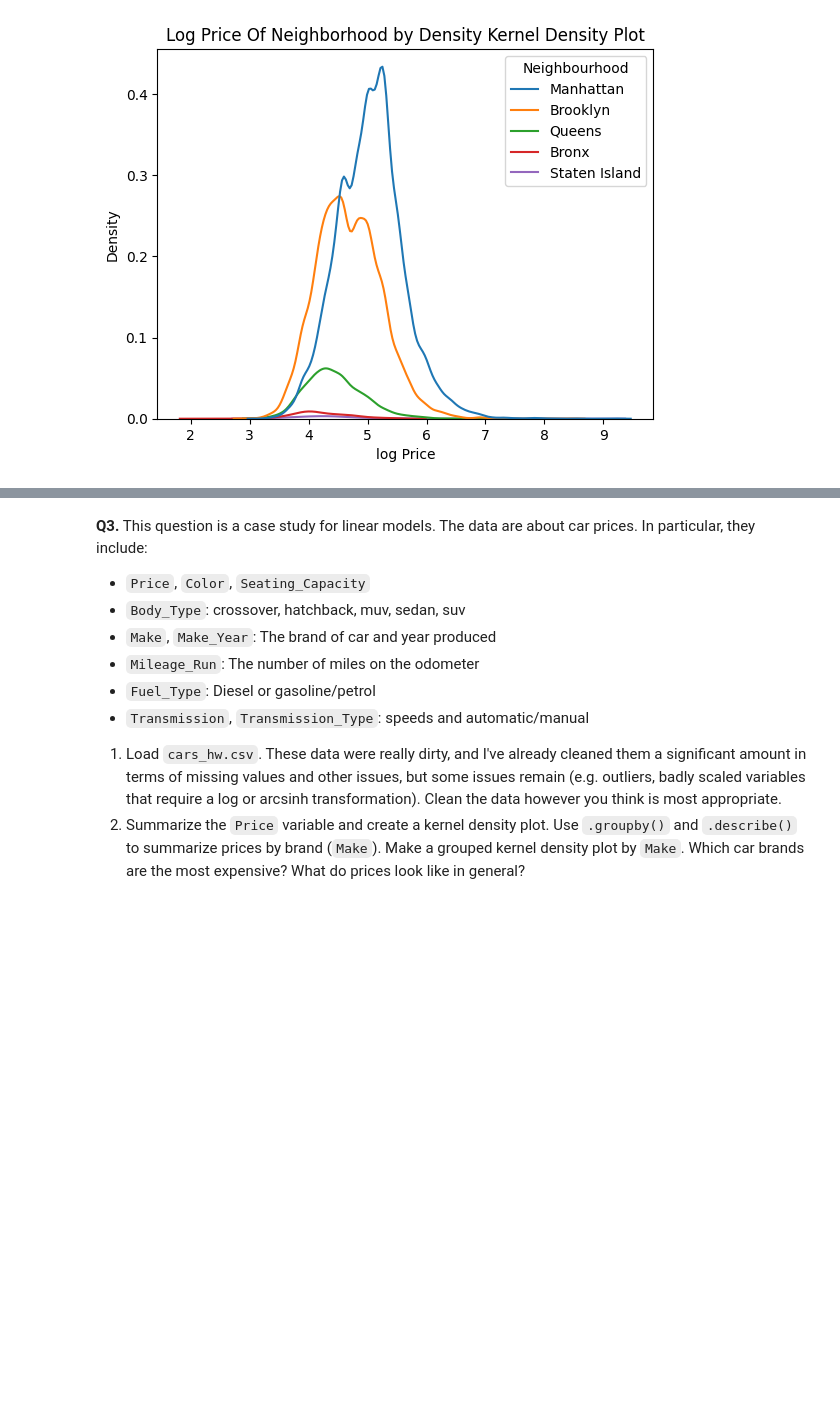
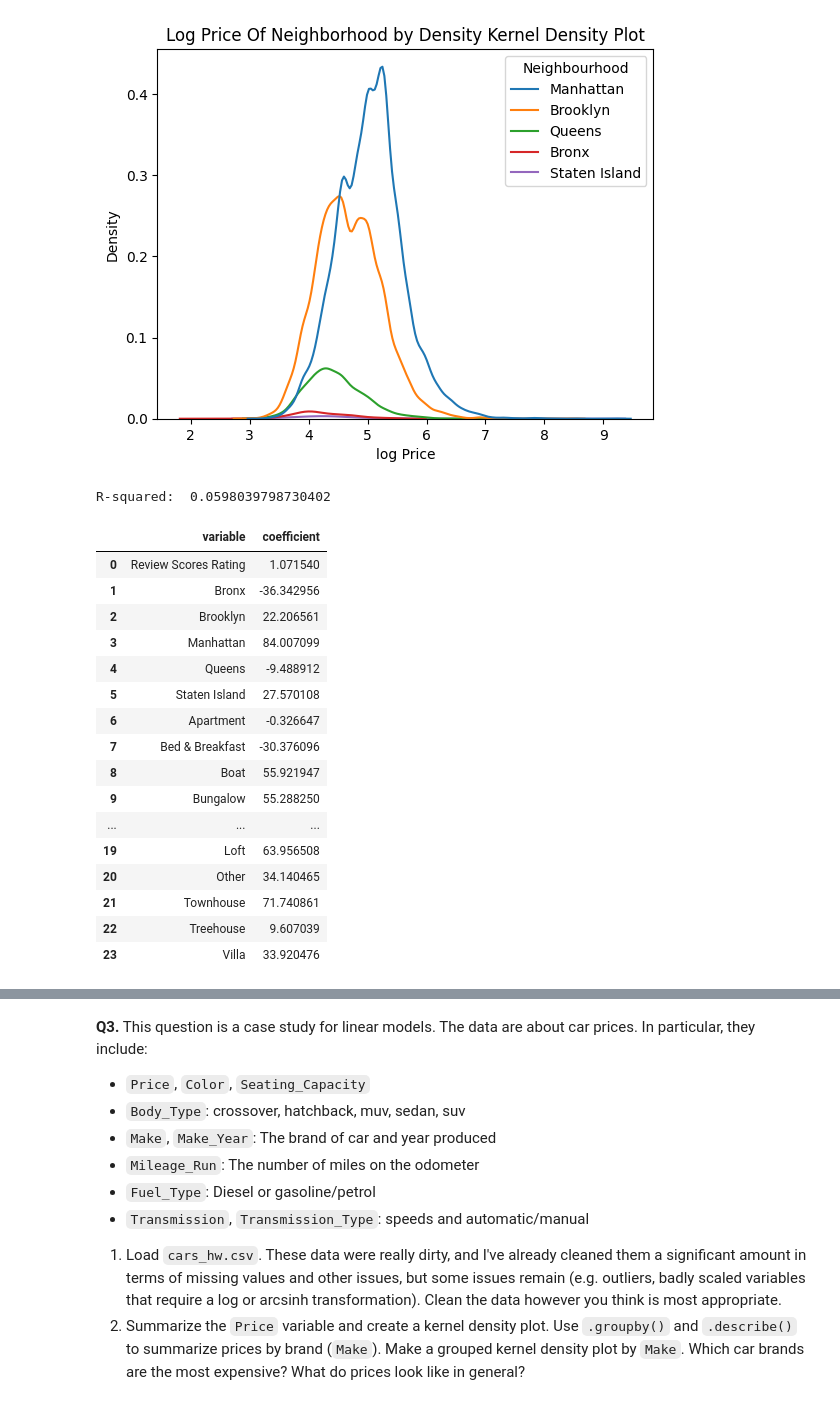
Before and after one commit to KaranRawatUVA/linearModels, a Jupyter notebook: assignment/assignment.ipynb, the cells around one changed output, grey strips where cells are left out. Saved outputs shown, nothing was run; the diff lists cells and outputs as text; code cells hidden in the pictures; blank space fills up the shorter version.

```diff
--- a/assignment/assignment.ipynb
+++ b/assignment/assignment.ipynb
@@ -87,3 +89,58 @@ y.set_title('Log Price Of Neighborhood by Density Kernel Density Plot')
 plt.show()
 # %% [output]
 [figure]
+# %%
+# 2
+
+# Target Variable
+y = df2['Price']
+
+# Brand Dummy:
+X_d = pd.get_dummies(df2['Neighbourhood'],dtype='int') # Create brand dummies
+
+X_d2 = pd.get_dummies(df2['Property Type'],dtype='int') # Create brand dummies
+
+
+X_d3 = pd.get_dummies(df2['Room Type'],dtype='int') # Create brand dummies
+
+X = pd.concat([df2.drop(columns=['Neighbourhood', 'Property Type', 'Room Type', 'log Price', 'Price']) ,X_d, X_d2], axis=1) # Concatenate engineered features
+X.head()
+
+
+
+
+
+reg = LinearRegression(fit_intercept=False).fit(X, y)
+results = pd.DataFrame({'variable':reg.feature_names_in_, 'coefficient': reg.coef_}) # Regression coefficients
+print('R-squared: ', reg.score(X, y)) # R squared measure
+results
+
+
+# Compare the coefficients in the regression to the table from part 1.
+# What pattern do you see?
+# What are the coefficients in a regression of a continuous variable on one categorical variable?
+
+# The coefficients in the regression and the table values are relaated as the higher average ones like Brooklyn and Manhattan have
+# a positive coefficent while the lower average ones like Bronx or Queens have negative coefficients.
+# They are actually in the same order as the table.
+
+# Categorical are dummy variables (ex: Bronx T/F, Apartment T/F). Review Scores rating is a continuous variable.
+# %% [output]
+R-squared:  0.0598039798730402
+|  | variable | coefficient |
+| 0 | Review Scores Rating | 1.071540 |
+| 1 | Bronx | -36.342956 |
+| 2 | Brooklyn | 22.206561 |
+| 3 | Manhattan | 84.007099 |
+| 4 | Queens | -9.488912 |
+| 5 | Staten Island | 27.570108 |
+| 6 | Apartment | -0.326647 |
+| 7 | Bed & Breakfast | -30.376096 |
+| 8 | Boat | 55.921947 |
+| 9 | Bungalow | 55.288250 |
+| ... | ... | ... |
+| 19 | Loft | 63.956508 |
+| 20 | Other | 34.140465 |
+| 21 | Townhouse | 71.740861 |
+| 22 | Treehouse | 9.607039 |
+| 23 | Villa | 33.920476 |
```
Also changed, not shown: parts of 3 cells of this notebook.
